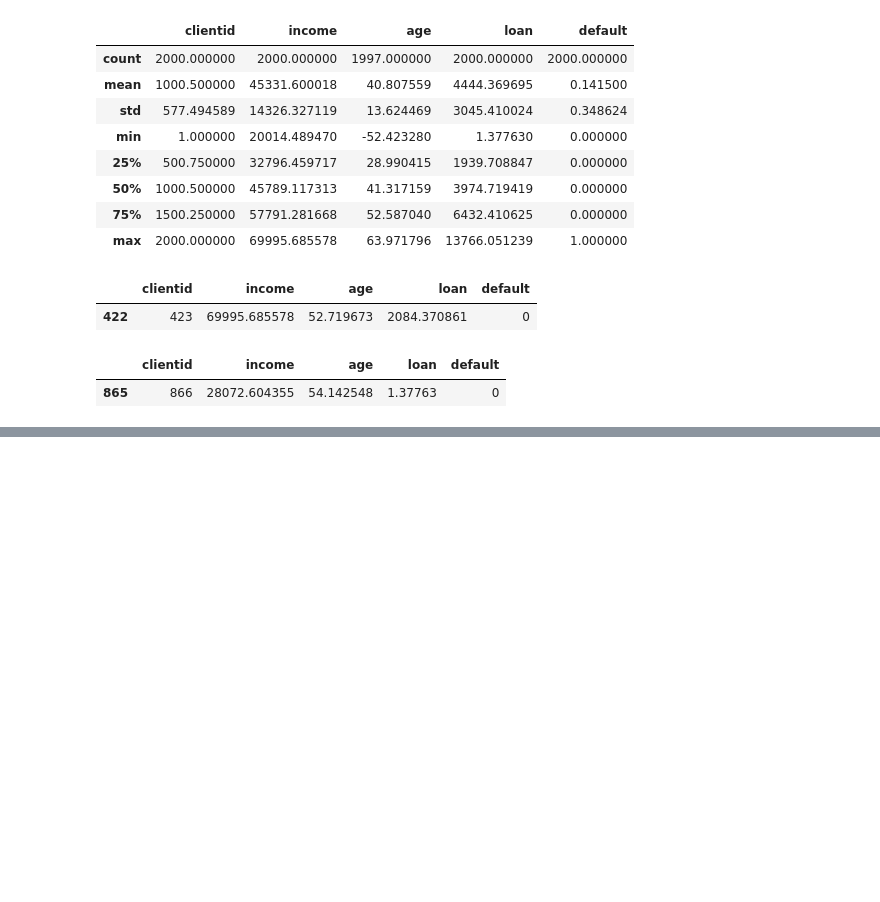
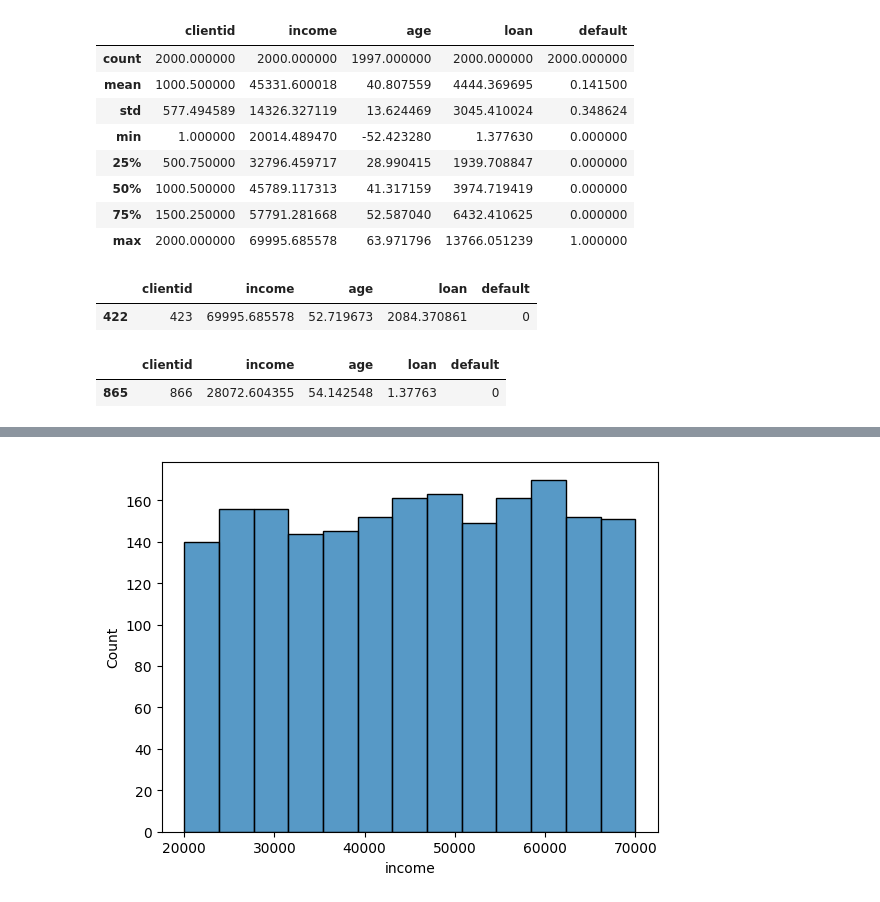
Before and after one commit to ImGabreuw/machine-learning-e-data-science-com-python, a Jupyter notebook: pre-processamento-dos-dados/projects/credit-risk.ipynb, the cells around one changed output, grey strips where cells are left out. Cells and saved outputs as stored; diff of their text form; code cells hidden in the pictures; blank space fills up the shorter version.

```diff
--- a/pre-processamento-dos-dados/projects/credit-risk.ipynb
+++ b/pre-processamento-dos-dados/projects/credit-risk.ipynb
@@ -105,0 +117,4 @@ base_credit[base_credit["loan"] <= 1.377630]
+# %%
+sns.histplot(x = base_credit["income"]);
+# %% [output]
+[figure, added]
```
Also changed, not shown: parts of 8 cells of this notebook, 4 other files.
